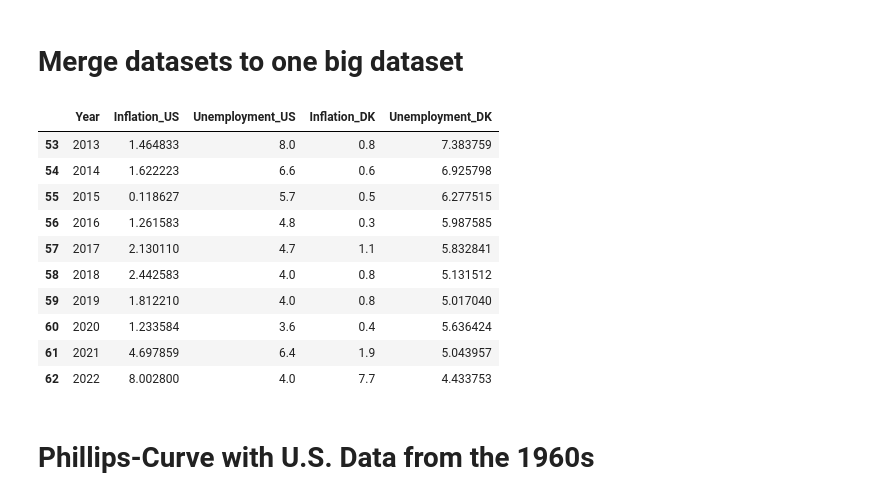
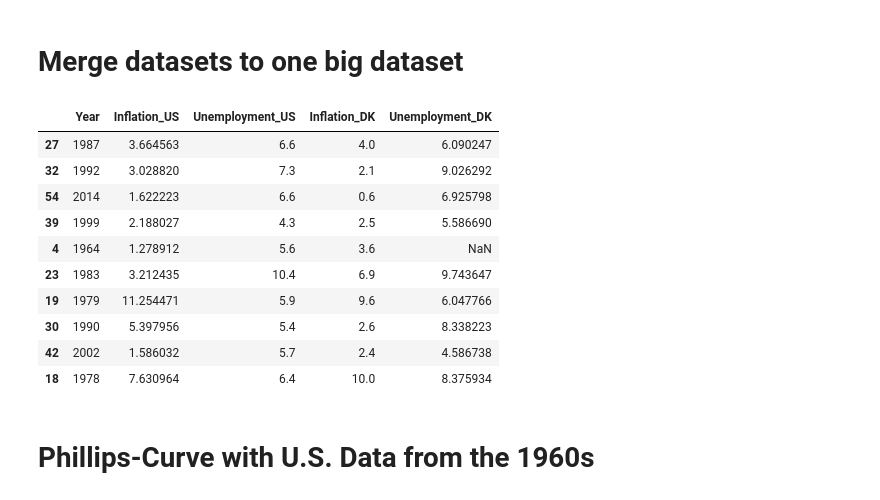
Before and after one commit to sgv491/projects-2024-Bertil-Nikoline-Victor, a Jupyter notebook: dataproject/dataproject.ipynb, the cells around one changed output. Cells and saved outputs as stored; diff of their text form; code cells hidden in the pictures.

```diff
--- a/dataproject/dataproject.ipynb
+++ b/dataproject/dataproject.ipynb
@@ -135,21 +132,21 @@ GraphHelper.line_plot_with_labels(
 # %%
 # Calling the merged data function
 merged_df = DataHelper.merged_data()
 
 # Showing a sample of the merged data df
-merged_df.tail(10)
+merged_df.sample(10)
 # %% [output]
 |  | Year | Inflation_US | Unemployment_US | Inflation_DK | Unemployment_DK |
-| 53 | 2013 | 1.464833 | 8.0 | 0.8 | 7.383759 |
+| 27 | 1987 | 3.664563 | 6.6 | 4.0 | 6.090247 |
+| 32 | 1992 | 3.028820 | 7.3 | 2.1 | 9.026292 |
 | 54 | 2014 | 1.622223 | 6.6 | 0.6 | 6.925798 |
-| 55 | 2015 | 0.118627 | 5.7 | 0.5 | 6.277515 |
-| 56 | 2016 | 1.261583 | 4.8 | 0.3 | 5.987585 |
-| 57 | 2017 | 2.130110 | 4.7 | 1.1 | 5.832841 |
-| 58 | 2018 | 2.442583 | 4.0 | 0.8 | 5.131512 |
-| 59 | 2019 | 1.812210 | 4.0 | 0.8 | 5.017040 |
-| 60 | 2020 | 1.233584 | 3.6 | 0.4 | 5.636424 |
-| 61 | 2021 | 4.697859 | 6.4 | 1.9 | 5.043957 |
-| 62 | 2022 | 8.002800 | 4.0 | 7.7 | 4.433753 |
+| 39 | 1999 | 2.188027 | 4.3 | 2.5 | 5.586690 |
+| 4 | 1964 | 1.278912 | 5.6 | 3.6 | NaN |
+| 23 | 1983 | 3.212435 | 10.4 | 6.9 | 9.743647 |
+| 19 | 1979 | 11.254471 | 5.9 | 9.6 | 6.047766 |
+| 30 | 1990 | 5.397956 | 5.4 | 2.6 | 8.338223 |
+| 42 | 2002 | 1.586032 | 5.7 | 2.4 | 4.586738 |
+| 18 | 1978 | 7.630964 | 6.4 | 10.0 | 8.375934 |
 # %% [markdown]
 # Phillips-Curve with U.S. Data from the 1960s
 # %%
```
Also changed, not shown: parts of 10 cells of this notebook.
